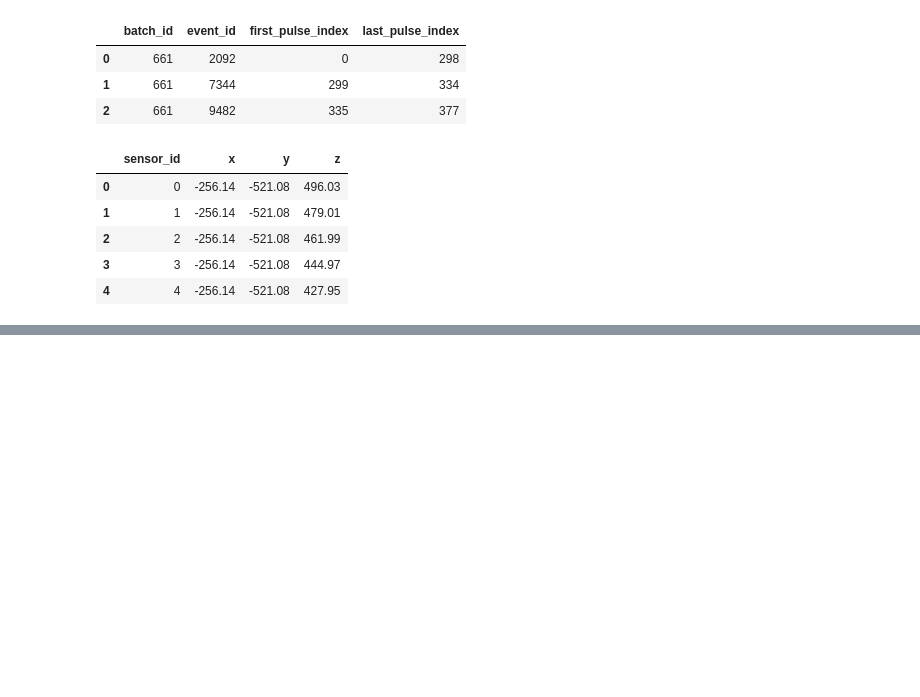
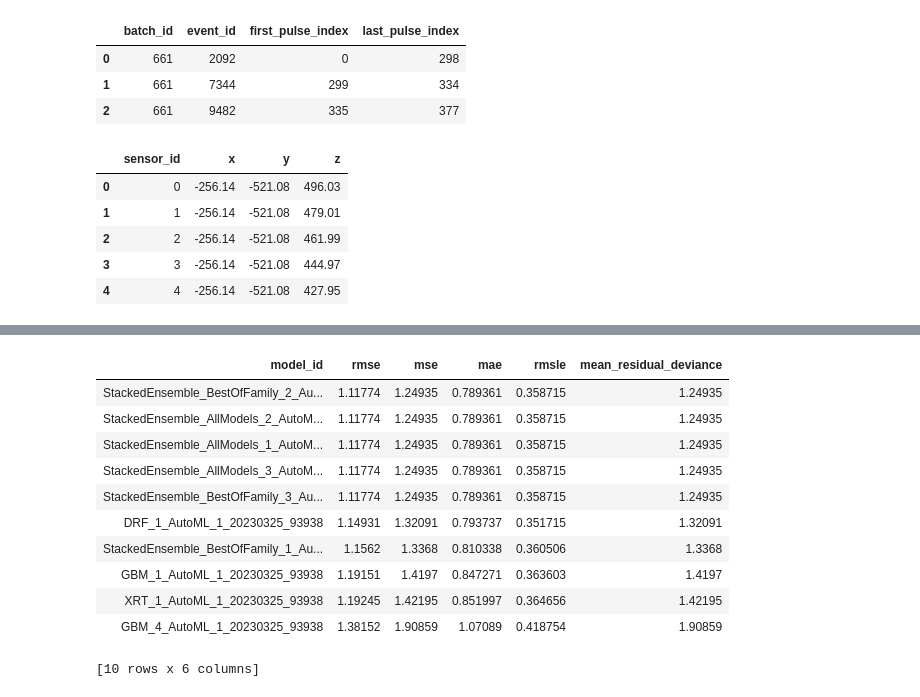
Before and after one commit to iandrorak/Neutrinos-in-Deep-Ice, a Jupyter notebook: base.ipynb, the cells around one changed output, grey strips where cells are left out. Saved outputs shown, nothing was run; the diff lists cells and outputs as text; code cells hidden in the pictures; blank space fills up the shorter version.

```diff
--- a/base.ipynb
+++ b/base.ipynb
@@ -108,0 +197,7 @@ sensor_geometry.head()
+# %%
+# Start H2O
+h2o.init()
+
+# Convert the train and test data to H2O frames for azimuth and zenith
+h2o_X_azi_train = h2o.H2OFrame(pd.concat([X_azi_train, Y_azi_train], axis=1))
+h2o_X_azi_test = h2o.H2OFrame(pd.concat([X_azi_test, Y_azi_test], axis=1))
@@ -108,0 +231,8 @@ sensor_geometry.head()
+# %%
+# Set features and target names for azimuth
+X_azi = X_azi_train.columns.to_list()
+y_azi = 'azimuth'
+
+# Set features and target names for zenith
+X_zen = X_zen_train.columns.to_list()
+y_zen = 'zenith'
@@ -108,0 +256,6 @@ sensor_geometry.head()
+# %%
+# Make the h2o model for azimuth
+aml_azi = H2OAutoML(max_runtime_secs=7200, seed=1)
+
+# Train the model for azimuth
+aml_azi.train(x=X_azi, y=y_azi, training_frame=h2o_X_azi_train)
@@ -108,0 +283,17 @@ sensor_geometry.head()
+# %%
+#inspect the leaderboard for azimuth
+lb_azi = aml_azi.leaderboard
+lb_azi.head()
+# %% [output]
+| model_id | rmse | mse | mae | rmsle | mean_residual_deviance |
+| StackedEnsemble_BestOfFamily_2_Au... | 1.11774 | 1.24935 | 0.789361 | 0.358715 | 1.24935 |
+| StackedEnsemble_AllModels_2_AutoM... | 1.11774 | 1.24935 | 0.789361 | 0.358715 | 1.24935 |
+| StackedEnsemble_AllModels_1_AutoM... | 1.11774 | 1.24935 | 0.789361 | 0.358715 | 1.24935 |
+| StackedEnsemble_AllModels_3_AutoM... | 1.11774 | 1.24935 | 0.789361 | 0.358715 | 1.24935 |
+| StackedEnsemble_BestOfFamily_3_Au... | 1.11774 | 1.24935 | 0.789361 | 0.358715 | 1.24935 |
+| DRF_1_AutoML_1_20230325_93938 | 1.14931 | 1.32091 | 0.793737 | 0.351715 | 1.32091 |
+| StackedEnsemble_BestOfFamily_1_Au... | 1.1562 | 1.3368 | 0.810338 | 0.360506 | 1.3368 |
+| GBM_1_AutoML_1_20230325_93938 | 1.19151 | 1.4197 | 0.847271 | 0.363603 | 1.4197 |
+| XRT_1_AutoML_1_20230325_93938 | 1.19245 | 1.42195 | 0.851997 | 0.364656 | 1.42195 |
+| GBM_4_AutoML_1_20230325_93938 | 1.38152 | 1.90859 | 1.07089 | 0.418754 | 1.90859 |
+[10 rows x 6 columns]
```
Also changed, not shown: parts of 21 cells of this notebook.
